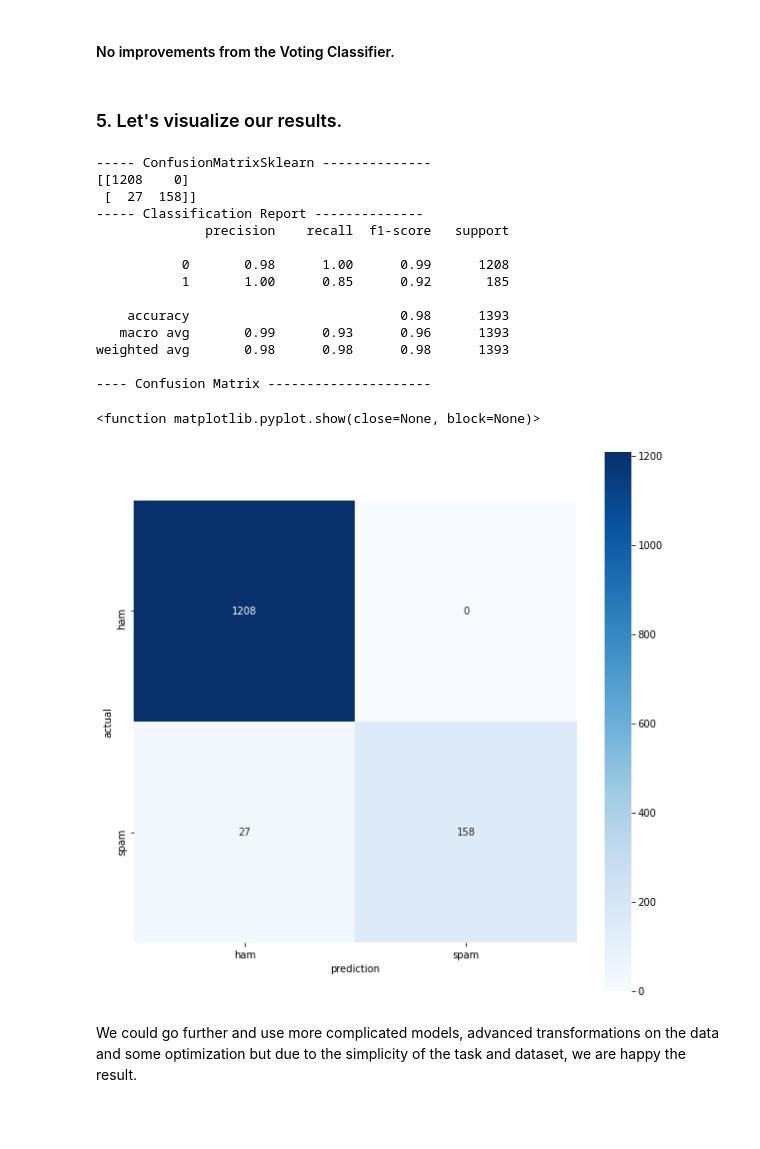
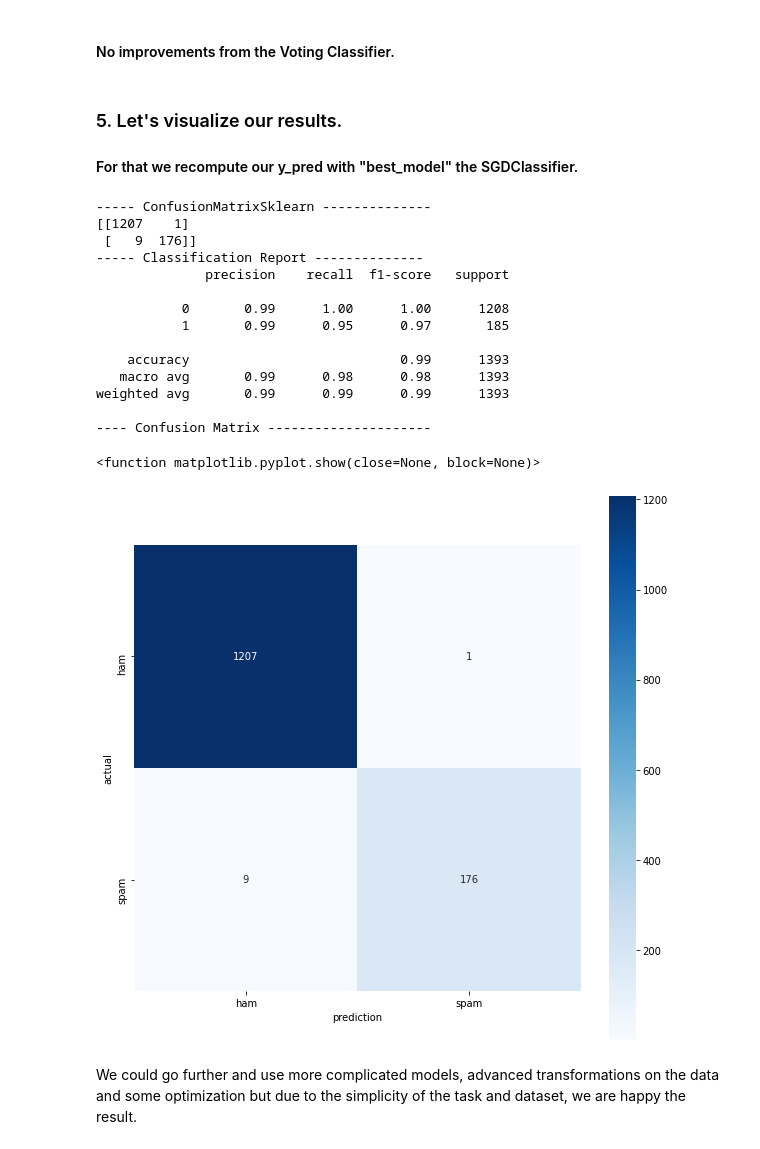
Before and after one commit to yjanjar/SMSspamClassification, a Jupyter notebook: spamclassification.ipynb, the cells around one changed output. Cells and saved outputs as stored; diff of their text form; code cells hidden in the pictures; blank space fills up the shorter version.

```diff
--- a/spamclassification.ipynb
+++ b/spamclassification.ipynb
@@ -447,6 +447,8 @@ SGD Classifier Accuracy: 99.13854989231874
 SGD Classifier F1_score: 96.66666666666667
 Naive Bayes Accuracy: 97.70279971284997
 Naive Bayes F1_score: 90.58823529411765
+# %%
+best_model = SGDClassifier(max_iter = 100)
 # %% [markdown]
 #### SDG Classifier acheives better results out of all the models we tried.
 # %%
@@ -469,46 +471,49 @@ Voting Classifier: F1_score: 92.12827988338192
 #### No improvements from the Voting Classifier.
 # %% [markdown]
 ### 5. Let's visualize our results.
+#### For that we recompute our y_pred with "best_model" the SGDClassifier.
 # %%
+# Compute our best results.
+best_model.fit(X_train, y_train)
+y_pred = best_model.predict(X_test)
+
 # Compute the Confusion Matrix.
-
+from sklearn.metrics import confusion_matrix
 import seaborn as sns
-
-from sklearn.metrics import confusion_matrix
 
 ConfusionMatrixSklearn = confusion_matrix(y_test,y_pred)
 
 print('----- ConfusionMatrixSklearn --------------');
 print(ConfusionMatrixSklearn)
 
 Report = classification_report(y_test,y_pred)
 print('----- Classification Report --------------');
 print(Report)
 
 print('---- Confusion Matrix ---------------------')
 plt.figure(figsize = [10,10])
 sns.heatmap(ConfusionMatrixSklearn, cmap=plt.cm.Blues, annot=True, square=True, fmt='d',
            xticklabels=['ham', 'spam'],
            yticklabels=['ham', 'spam']);
 plt.xlabel('prediction')
 plt.ylabel('actual')
 plt.show
 # %% [output]
 ----- ConfusionMatrixSklearn --------------
-[[1208    0]
- [  27  158]]
+[[1207    1]
+ [   9  176]]
 ----- Classification Report --------------
               precision    recall  f1-score   support
 
-           0       0.98      1.00      0.99      1208
-           1       1.00      0.85      0.92       185
+           0       0.99      1.00      1.00      1208
+           1       0.99      0.95      0.97       185
 
-    accuracy                           0.98      1393
-   macro avg       0.99      0.93      0.96      1393
-weighted avg       0.98      0.98      0.98      1393
+    accuracy                           0.99      1393
+   macro avg       0.99      0.98      0.98      1393
+weighted avg       0.99      0.99      0.99      1393
 
 ---- Confusion Matrix ---------------------
 <function matplotlib.pyplot.show(close=None, block=None)>
-[figure, old version]
+[figure, new version]
 # %% [markdown]
 We could go further and use more complicated models, advanced transformations on the data and some optimization but due to the simplicity of the task and dataset, we are happy the result.
```
Also changed, not shown: 2 other files.
